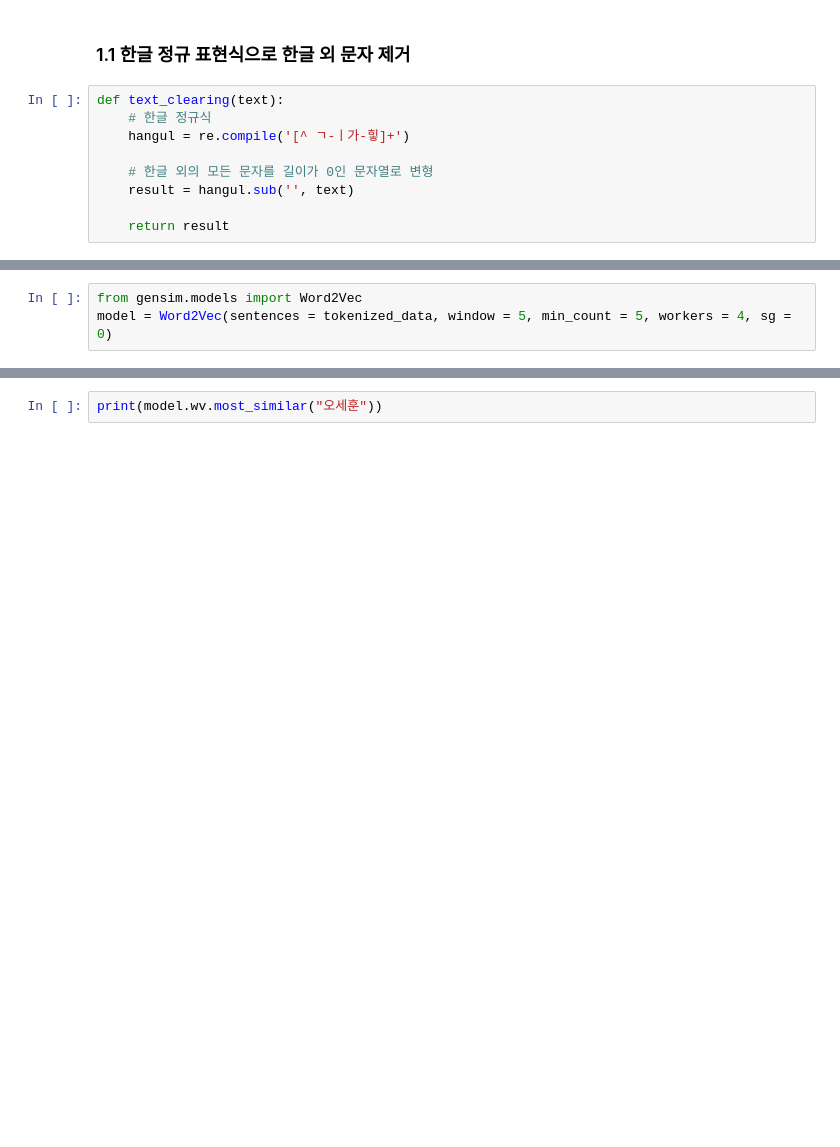
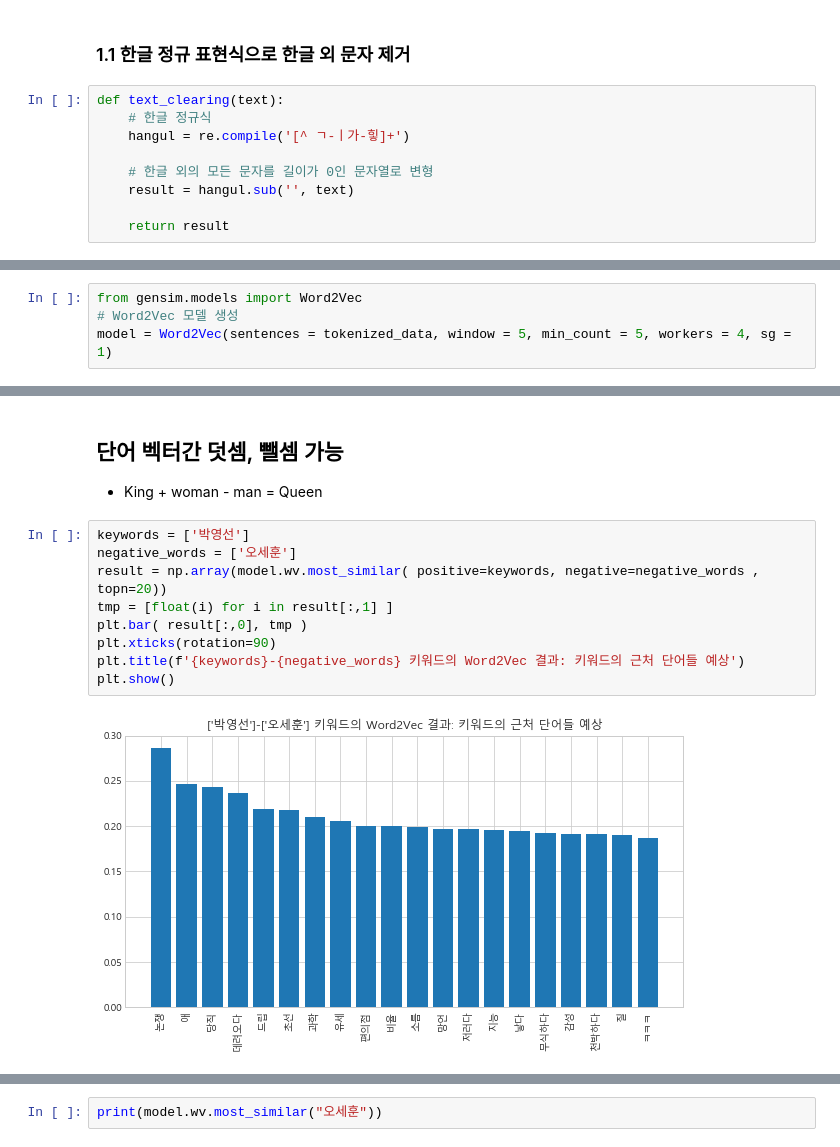
Before and after one commit to yubbb/FinalProject, a Jupyter notebook: 4.7보궐선거_분석/word2vector/2030데이터_word2vec.ipynb, the cells around one changed output, grey strips where cells are left out. Drawn from its saved outputs; the diff is of its cells as text; blank space fills up the shorter version.

Commit message:
Word2Vec

```diff
--- a/4.7보궐선거_분석/word2vector/2030데이터_word2vec.ipynb
+++ b/4.7보궐선거_분석/word2vector/2030데이터_word2vec.ipynb
@@ -101,6 +133,7 @@ plt.show()
 # %%
 from gensim.models import Word2Vec
-model = Word2Vec(sentences = tokenized_data, window = 5, min_count = 5, workers = 4, sg = 0)
+# Word2Vec 모델 생성
+model = Word2Vec(sentences = tokenized_data, window = 5, min_count = 5, workers = 4, sg = 1)
 # %%
 # 완성된 임베딩 매트릭스의 크기 확인
 model.wv.vectors.shape
@@ -108,0 +142,14 @@ model.wv.vectors.shape
+# %% [markdown]
+## 단어 벡터간 덧셈, 뺄셈 가능
+- King + woman - man = Queen
+# %%
+keywords = ['박영선']
+negative_words = ['오세훈']
+result = np.array(model.wv.most_similar( positive=keywords, negative=negative_words , topn=20))
+tmp = [float(i) for i in result[:,1] ]
+plt.bar( result[:,0], tmp )
+plt.xticks(rotation=90)
+plt.title(f'{keywords}-{negative_words} 키워드의 Word2Vec 결과: 키워드의 근처 단어들 예상')
+plt.show()
+# %% [output]
+[figure, added]
```
Also changed, not shown: parts of 25 cells of this notebook, 2 other files.
